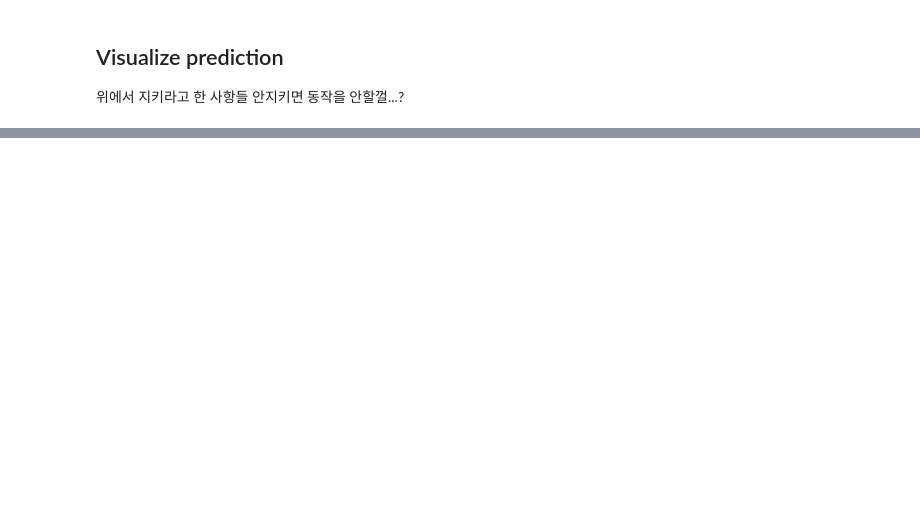
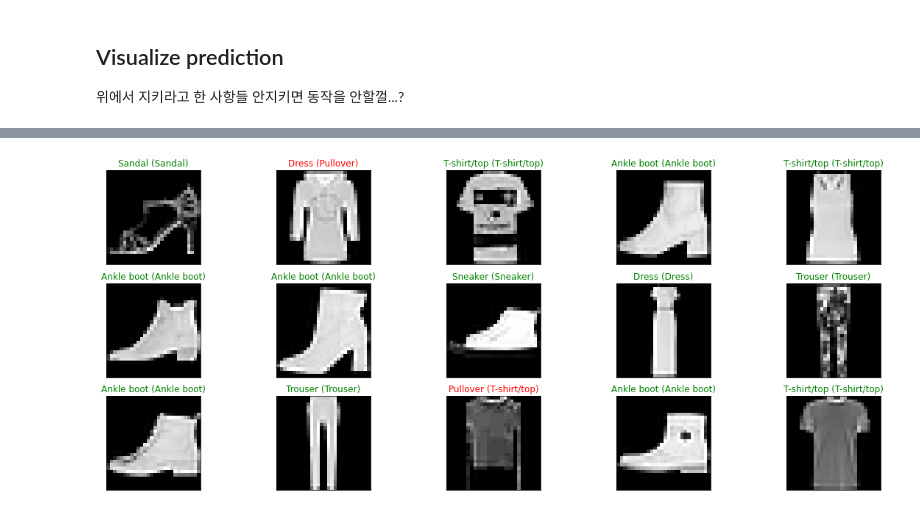
Before and after one commit to ringolove/aivle2201, a Jupyter notebook: DL/2_3_ANN_Fashion_MNIST.ipynb, the cells around one changed output, grey strips where cells are left out. Cells and saved outputs as stored; diff of their text form; code cells hidden in the pictures; blank space fills up the shorter version.

```diff
--- a/DL/2_3_ANN_Fashion_MNIST.ipynb
+++ b/DL/2_3_ANN_Fashion_MNIST.ipynb
@@ -105,0 +110,5 @@ model.summary()
+# %%
+y_train = to_categorical(y_train, y_len)
+y_test = to_categorical(y_test, y_len)
+
+x_train.shape, y_train.shape
@@ -105,0 +155,20 @@ model.summary()
+# %%
+#############
+# Your Code # Functional
+#############
+keras.backend.clear_session()
+
+a = keras.layers.Input(shape=(x_train[1].shape))
+fl = keras.layers.Flatten()(a)
+h = keras.layers.Dense(512, activation='relu')(fl)
+h = keras.layers.Dense(256, activation='relu')(h)
+h = keras.layers.Dense(128, activation='relu')(h)
+h = keras.layers.Dense(64, activation='relu')(h)
+b = keras.layers.Dense(10, activation='softmax')(h)
+
+model = keras.models.Model(a,b)
+
+model.compile(loss=keras.losses.categorical_crossentropy, optimizer='adam', metrics=['accuracy'])
+
+#### 모델 요약
+model.summary()
@@ -105,0 +193,12 @@ model.summary()
+# %%
+#############
+# Your Code #
+#############
+from tensorflow.keras.callbacks import EarlyStopping
+
+es = EarlyStopping(monitor='val_loss', min_delta=0, patience=10, verbose=1, restore_best_weights=True)
+# %%
+#############
+# Your Code #
+#############
+hist = model.fit(x_train, y_train, validation_split=0.2, callbacks=[es], verbose=1, epochs=1000, batch_size=64)
@@ -116,15 +235,17 @@ y_hat = model.predict(x_test).argmax(axis=1)
 # %%
 ####### 반복실행해보자
 
 # Plot a random sample of 10 test images, their predicted labels and ground truth
 figure = plt.figure(figsize=(20, 8))
 for i, index in enumerate(np.random.choice(x_test.shape[0], size=15, replace=False)):
     ax = figure.add_subplot(3, 5, i + 1, xticks=[], yticks=[])
     # Display each image
-    ax.imshow(np.squeeze(x_test[index].reshape([28,-1]) ) )
+    ax.imshow(np.squeeze(x_test[index].reshape([28,-1])),cmap='gray')
     predict_index = y_hat[index]
     true_index = y_test[index].argmax(axis=0)
     # Set the title for each image
     ax.set_title("{} ({})".format(fashion_mnist_labels[predict_index],
                                   fashion_mnist_labels[true_index]),
                                   color=("green" if predict_index == true_index else "red"))
+# %% [output]
+[figure, added]
```
Also changed, not shown: parts of 17 cells of this notebook, 2 other files.
